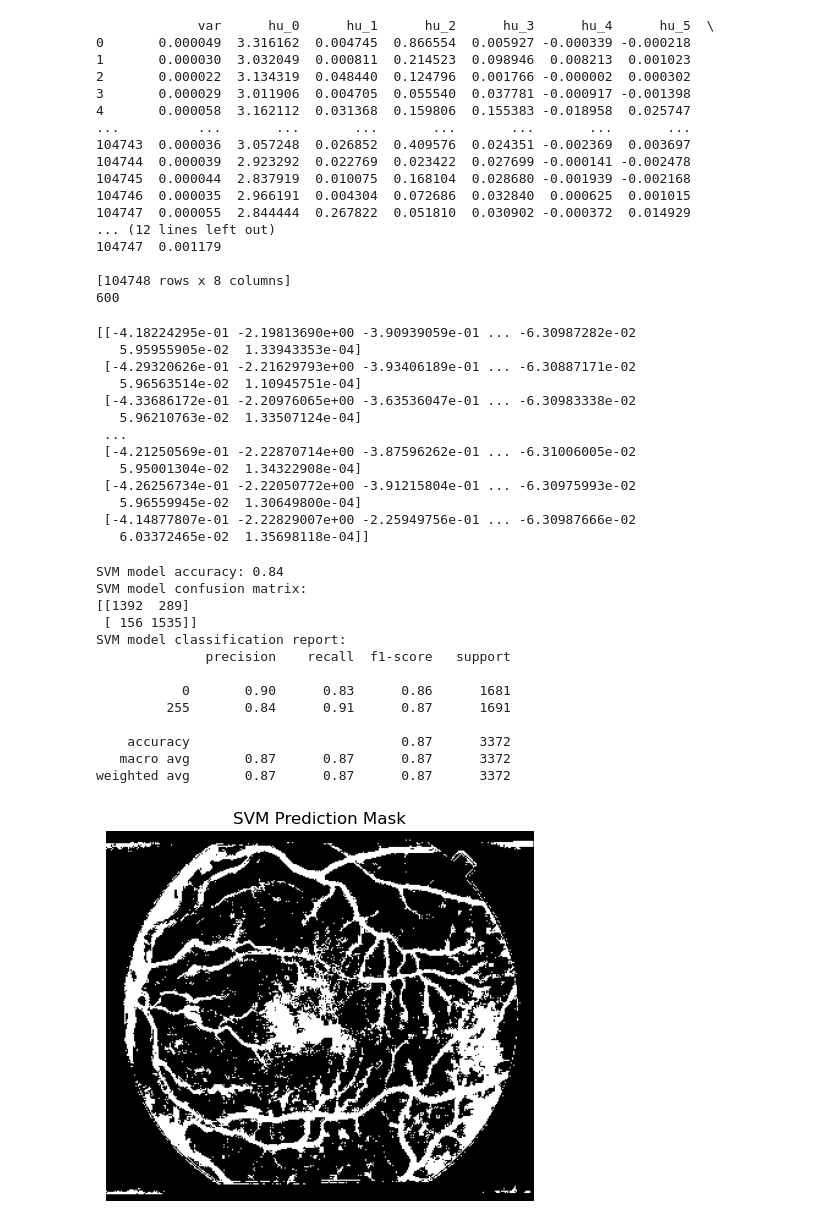
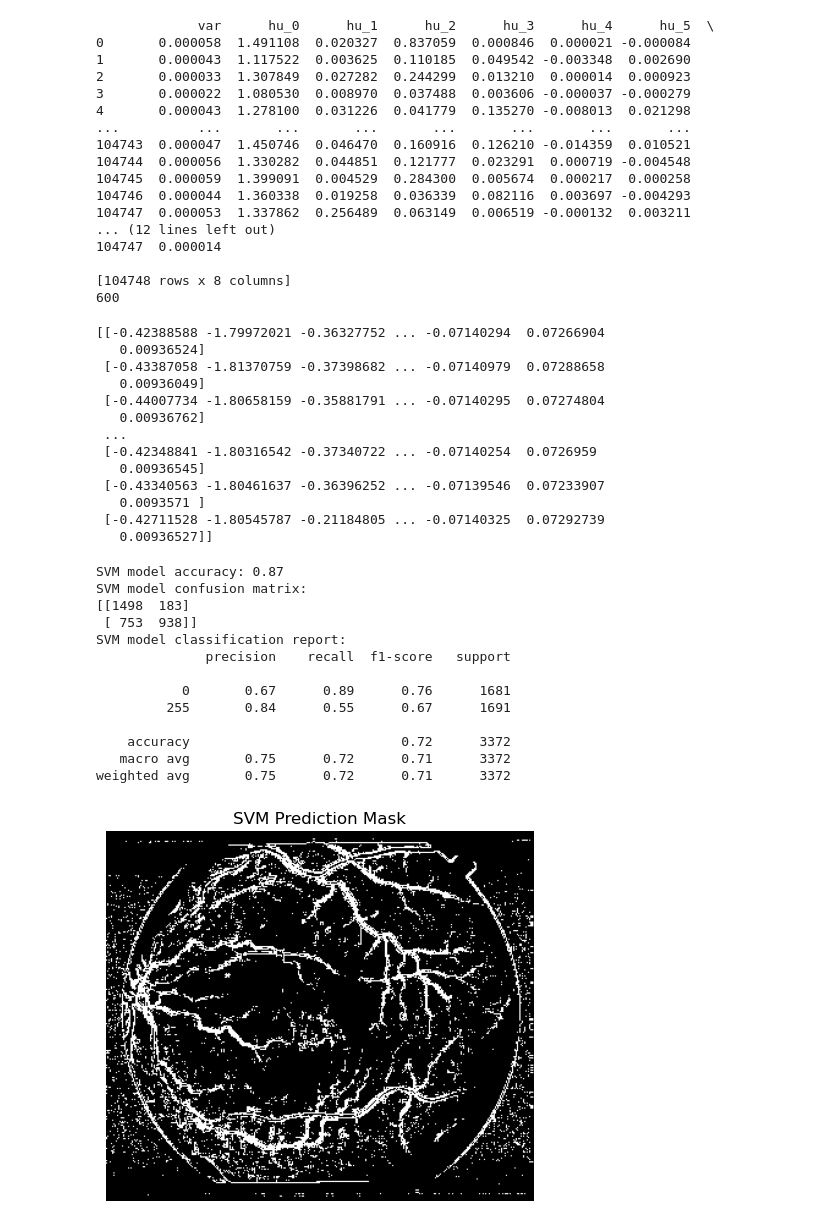
Before and after one commit to PMazi/Informatyka-w-Medycynie, a Jupyter notebook: main.ipynb, the cells around one changed output. Cells and saved outputs as stored; diff of their text form; code cells hidden in the pictures.

Commit message:
model_update

```diff
--- a/main.ipynb
+++ b/main.ipynb
@@ -83,7 +52,10 @@ plt.axis('off')
 # %%
 
-
-
+img_yuv = cv2.cvtColor(img, cv2.COLOR_BGR2YCrCb)
+img_yuv[:, :, 0] = cv2.equalizeHist(img_yuv[:, :, 0])  # equalizacja jasności Y
+img_eq = cv2.cvtColor(img_yuv, cv2.COLOR_YCrCb2BGR)
+img_rgb = cv2.cvtColor(img_eq, cv2.COLOR_BGR2RGB)
+gray = rgb2gray(img_rgb)
 
 # 7. Zastosowanie filtra Frangiego
 frangi_result = frangi(gray)
@@ -185,5 +173,5 @@ Balanced Accuracy: 0.7418
 # %%
-window_size = 5
+window_size = 10
 step = 2
 
 features = []
@@ -196,7 +184,7 @@ rows = []
 positions = []
 
 
-h, w = gray.shape
+h, w, s = img_blur.shape
 
 
 
@@ -260,19 +248,19 @@ Y = data.iloc[:,-1]
 print(y)
 # %% [output]
              var      hu_0      hu_1      hu_2      hu_3      hu_4      hu_5  \
-0       0.000049  3.316162  0.004745  0.866554  0.005927 -0.000339 -0.000218
-1       0.000030  3.032049  0.000811  0.214523  0.098946  0.008213  0.001023
-2       0.000022  3.134319  0.048440  0.124796  0.001766 -0.000002  0.000302
-3       0.000029  3.011906  0.004705  0.055540  0.037781 -0.000917 -0.001398
-4       0.000058  3.162112  0.031368  0.159806  0.155383 -0.018958  0.025747
+0       0.000058  1.491108  0.020327  0.837059  0.000846  0.000021 -0.000084
+1       0.000043  1.117522  0.003625  0.110185  0.049542 -0.003348  0.002690
+2       0.000033  1.307849  0.027282  0.244299  0.013210  0.000014  0.000923
+3       0.000022  1.080530  0.008970  0.037488  0.003606 -0.000037 -0.000279
+4       0.000043  1.278100  0.031226  0.041779  0.135270 -0.008013  0.021298
 ...          ...       ...       ...       ...       ...       ...       ...
-104743  0.000036  3.057248  0.026852  0.409576  0.024351 -0.002369  0.003697
-104744  0.000039  2.923292  0.022769  0.023422  0.027699 -0.000141 -0.002478
-104745  0.000044  2.837919  0.010075  0.168104  0.028680 -0.001939 -0.002168
-104746  0.000035  2.966191  0.004304  0.072686  0.032840  0.000625  0.001015
-104747  0.000055  2.844444  0.267822  0.051810  0.030902 -0.000372  0.014929
+104743  0.000047  1.450746  0.046470  0.160916  0.126210 -0.014359  0.010521
+104744  0.000056  1.330282  0.044851  0.121777  0.023291  0.000719 -0.004548
+104745  0.000059  1.399091  0.004529  0.284300  0.005674  0.000217  0.000258
+104746  0.000044  1.360338  0.019258  0.036339  0.082116  0.003697 -0.004293
+104747  0.000053  1.337862  0.256489  0.063149  0.006519 -0.000132  0.003211
 ... (12 lines left out)
-104747  0.001179
+104747  0.000014
 
 [104748 rows x 8 columns]
 600
@@ -285,25 +273,25 @@ print(scaled_data)
 rus = RandomUnderSampler(random_state=42)
 X_resampled, y_resampled = rus.fit_resample(scaled_data, Y)
 # %% [output]
-[[-4.18224295e-01 -2.19813690e+00 -3.90939059e-01 ... -6.30987282e-02
-   5.95955905e-02  1.33943353e-04]
- [-4.29320626e-01 -2.21629793e+00 -3.93406189e-01 ... -6.30887171e-02
-   5.96563514e-02  1.10945751e-04]
- [-4.33686172e-01 -2.20976065e+00 -3.63536047e-01 ... -6.30983338e-02
-   5.96210763e-02  1.33507124e-04]
+[[-0.42388588 -1.79972021 -0.36327752 ... -0.07140294  0.07266904
+   0.00936524]
+ [-0.43387058 -1.81370759 -0.37398682 ... -0.07140979  0.07288658
+   0.00936049]
+ [-0.44007734 -1.80658159 -0.35881791 ... -0.07140295  0.07274804
+   0.00936762]
  ...
- [-4.21250569e-01 -2.22870714e+00 -3.87596262e-01 ... -6.31006005e-02
-   5.95001304e-02  1.34322908e-04]
- [-4.26256734e-01 -2.22050772e+00 -3.91215804e-01 ... -6.30975993e-02
-   5.96559945e-02  1.30649800e-04]
- [-4.14877807e-01 -2.22829007e+00 -2.25949756e-01 ... -6.30987666e-02
-   6.03372465e-02  1.35698118e-04]]
+ [-0.42348841 -1.80316542 -0.37340722 ... -0.07140254  0.0726959
+   0.00936545]
+ [-0.43340563 -1.80461637 -0.36396252 ... -0.07139546  0.07233907
+   0.0093571 ]
+ [-0.42711528 -1.80545787 -0.21184805 ... -0.07140325  0.07292739
+   0.00936527]]
 # %%
 # Divide the data into training and testing sets
 X_train, X_test, y_train, y_test = train_test_split(X_resampled, y_resampled , test_size=0.2, random_state=32)
 # %%
 # Create SVM model
-svm_model = svm.SVC(kernel='rbf', C=1, class_weight='balanced')
+svm_model = svm.SVC(kernel='linear', C=1, class_weight='balanced')
 # Train the model
 svm_model.fit(X_train, y_train)
 # Make predictions
@@ -319,41 +307,41 @@ print(f"SVM model confusion matrix:\n{cm_svm}")
 cr_svm = classification_report(y_test, y_pred_svm)
 print(f"SVM model classification report:\n{cr_svm}")
 
 
 height, width = gray.shape
 grid_h = (height - window_size) // step + 1
 grid_w = (width - window_size) // step + 1
 prediction_image = np.array(y_final).reshape((grid_h, grid_w))
 full_mask = cv2.resize(prediction_image.astype(np.uint8), (width, height), interpolation=cv2.INTER_LINEAR)
 
 
 output_mask = np.zeros_like(gray, dtype=np.uint8)
 
 
 output_mask = np.zeros_like(gray, dtype=np.uint8)
 
 for idx, (y, x) in enumerate(positions):
     class_label = y_final[idx]
     output_mask[y:y+window_size, x:x+window_size] = class_label
 
 plt.imshow(output_mask, cmap='gray')
 plt.title("SVM Prediction Mask")
 plt.axis('off')
 plt.show()
 # %% [output]
-SVM model accuracy: 0.84
+SVM model accuracy: 0.87
 SVM model confusion matrix:
-[[1392  289]
- [ 156 1535]]
+[[1498  183]
+ [ 753  938]]
 SVM model classification report:
               precision    recall  f1-score   support
 
-           0       0.90      0.83      0.86      1681
-         255       0.84      0.91      0.87      1691
+           0       0.67      0.89      0.76      1681
+         255       0.84      0.55      0.67      1691
 
-    accuracy                           0.87      3372
-   macro avg       0.87      0.87      0.87      3372
-weighted avg       0.87      0.87      0.87      3372
+    accuracy                           0.72      3372
+   macro avg       0.75      0.72      0.71      3372
+weighted avg       0.75      0.72      0.71      3372
-[figure, old version]
+[figure, new version]
 # %%
 # Create and train k-NN model
```
Also changed, not shown: parts of 5 cells of this notebook.
